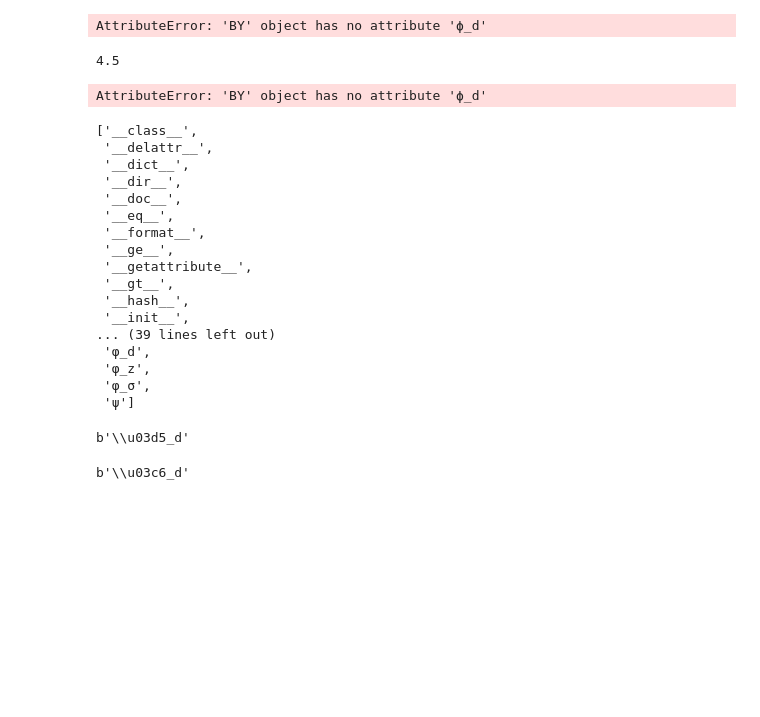
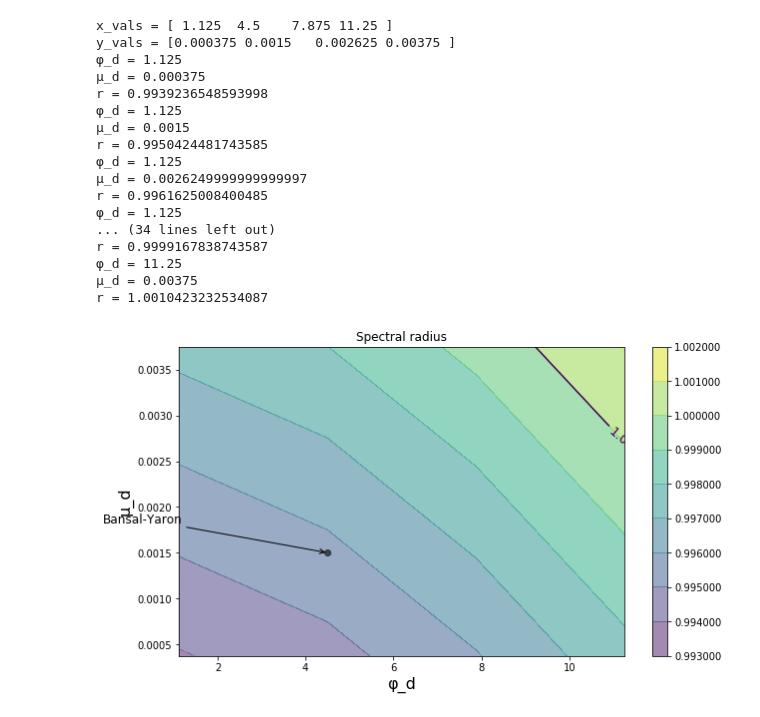
Before and after one commit to lnsongxf/asset_pricing_public, a Jupyter notebook: ez_code/python/sandpit2.ipynb, the cells around one changed output. Cells and saved outputs as stored; diff of their text form; code cells hidden in the pictures; blank space fills up the shorter version.

```diff
--- a/ez_code/python/sandpit2.ipynb
+++ b/ez_code/python/sandpit2.ipynb
@@ -3,6 +3,23 @@ from by_model import BY
 # %%
 from stability_plots import generate_plot_by
 # %%
-generate_plot_by('ϕ_d', 0.5, 10.0, 'α', 0.2, 2.1, G=2)
+generate_plot_by('φ_d', 0.25, 2.5, 'μ_d', 0.25, 2.5, G=4)
 # %% [output]
-AttributeError: 'BY' object has no attribute 'ϕ_d'
+x_vals = [ 1.125  4.5    7.875 11.25 ]
+y_vals = [0.000375 0.0015   0.002625 0.00375 ]
+φ_d = 1.125
+μ_d = 0.000375
+r = 0.9939236548593998
+φ_d = 1.125
+μ_d = 0.0015
+r = 0.9950424481743585
+φ_d = 1.125
+μ_d = 0.0026249999999999997
+r = 0.9961625008400485
+φ_d = 1.125
+... (34 lines left out)
+r = 0.9999167838743587
+φ_d = 11.25
+μ_d = 0.00375
+r = 1.0010423232534087
+[figure, added]
@@ -11,32 +25,0 @@ by = BY(read_from_file=True)
-# %%
-by.ϕ_d
-# %% [output]
-4.5
-# %%
-by.__getattribute__('ϕ_d')
-# %% [output]
-AttributeError: 'BY' object has no attribute 'ϕ_d'
-# %%
-dir(by)
-# %% [output]
-['__class__',
- '__delattr__',
- '__dict__',
- '__dir__',
- '__doc__',
- '__eq__',
- '__format__',
- '__ge__',
- '__getattribute__',
- '__gt__',
- '__hash__',
- '__init__',
-... (39 lines left out)
- 'φ_d',
- 'φ_z',
- 'φ_σ',
- 'ψ']
-# %%
-'ϕ_d'.encode('raw_unicode_escape')
-# %% [output]
-b'\\u03d5_d'
@@ -45,4 +25,0 @@ d = dir(by)
-# %%
-d[-4].encode('raw_unicode_escape')
-# %% [output]
-b'\\u03c6_d'
```
Also changed, not shown: parts of 5 cells of this notebook, 6 other files.
